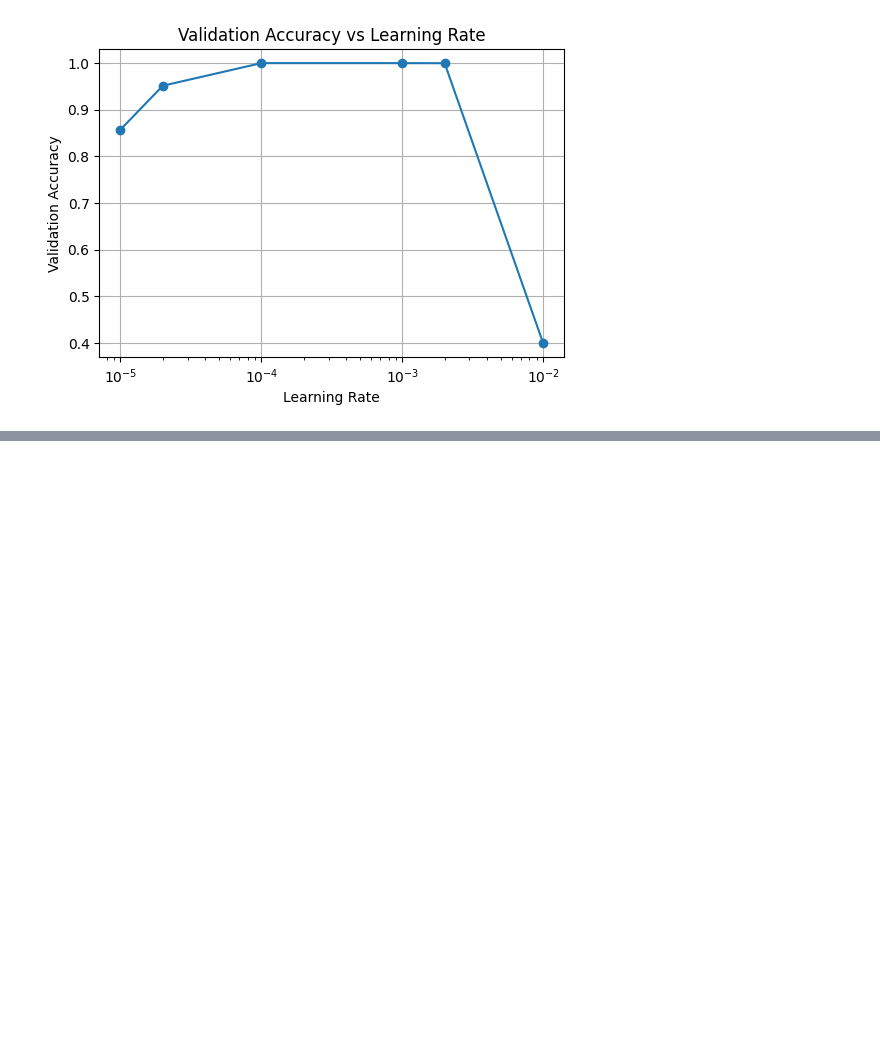
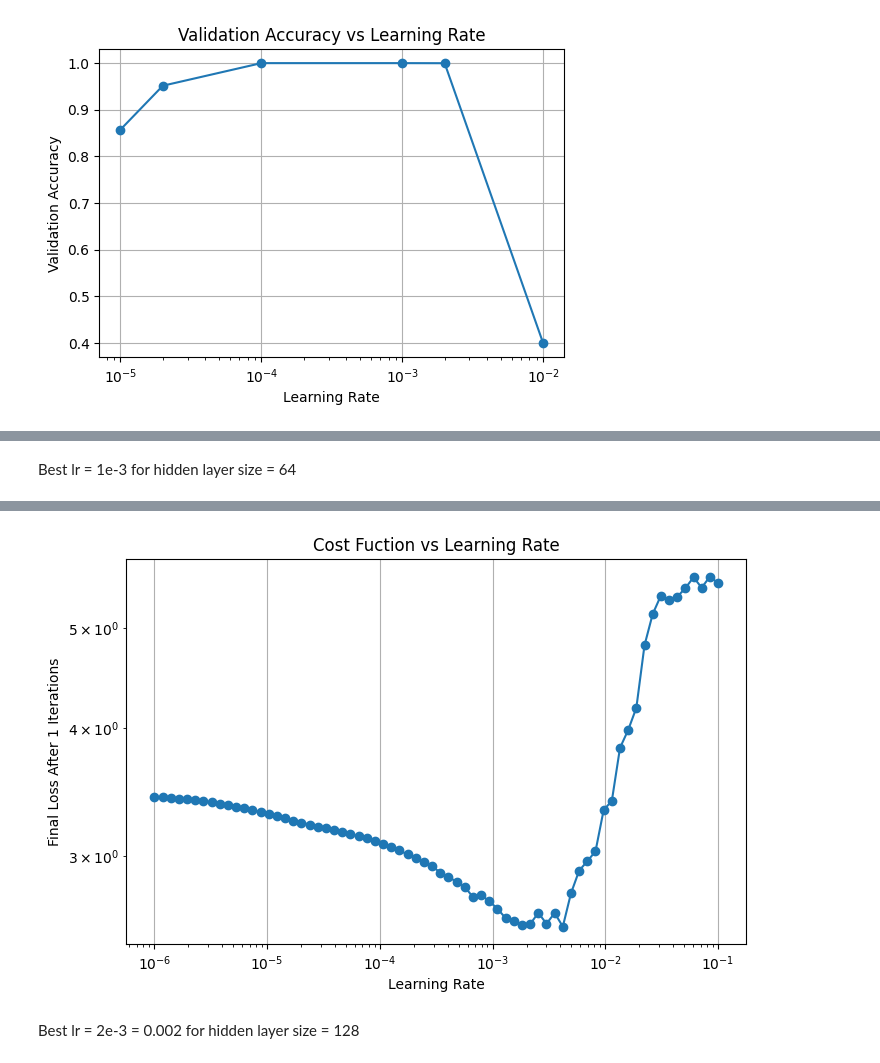
Before and after one commit to eleftheriaa/American-Sign-Language-Detection, a Jupyter notebook: nn/lr_tuning.ipynb, the cells around one changed output, grey strips where cells are left out. Cells and saved outputs as stored; diff of their text form; code cells hidden in the pictures; blank space fills up the shorter version.

```diff
--- a/nn/lr_tuning.ipynb
+++ b/nn/lr_tuning.ipynb
@@ -173,0 +193,34 @@ NameError: name 'X_train' is not defined
+# %% [markdown]
+Best lr = 1e-3 for hidden layer size = 64
+# %%
+
+learning_rates = np.logspace(-6, -1, 70)   # from 1e-6 to 1e-1
+losses = []
+
+for lr in learning_rates:
+    model = MLPClassifier(
+        hidden_layer_sizes=(128,),
+        learning_rate_init=lr,
+        max_iter=1,
+        random_state=42,
+        alpha=0.0001,
+        warm_start=False,
+        verbose=False
+    )
+    model.fit(X_train, y_train)
+    print(f'Learning Rate: {lr}| Last Loss: {model.loss_curve_[-1]:.4f}')
+
+
+    # last loss value
+    losses.append(model.loss_curve_[-1])
+
+plt.figure(figsize=(8,5))
+plt.plot(learning_rates, losses, marker='o')
+plt.xscale("log")
+plt.yscale("log")
+plt.xlabel("Learning Rate")
+plt.ylabel("Final Loss After 1 Iterations")
+plt.title("Cost Fuction vs Learning Rate")
+plt.grid(True)
+plt.show()
+# %% [output]
@@ -173,0 +244,3 @@ NameError: name 'X_train' is not defined
+[figure, added]
+# %% [markdown]
+Best lr = 2e-3 = 0.002 for hidden layer size = 128
```
Also changed, not shown: parts of 2 cells of this notebook, 3 other files.
